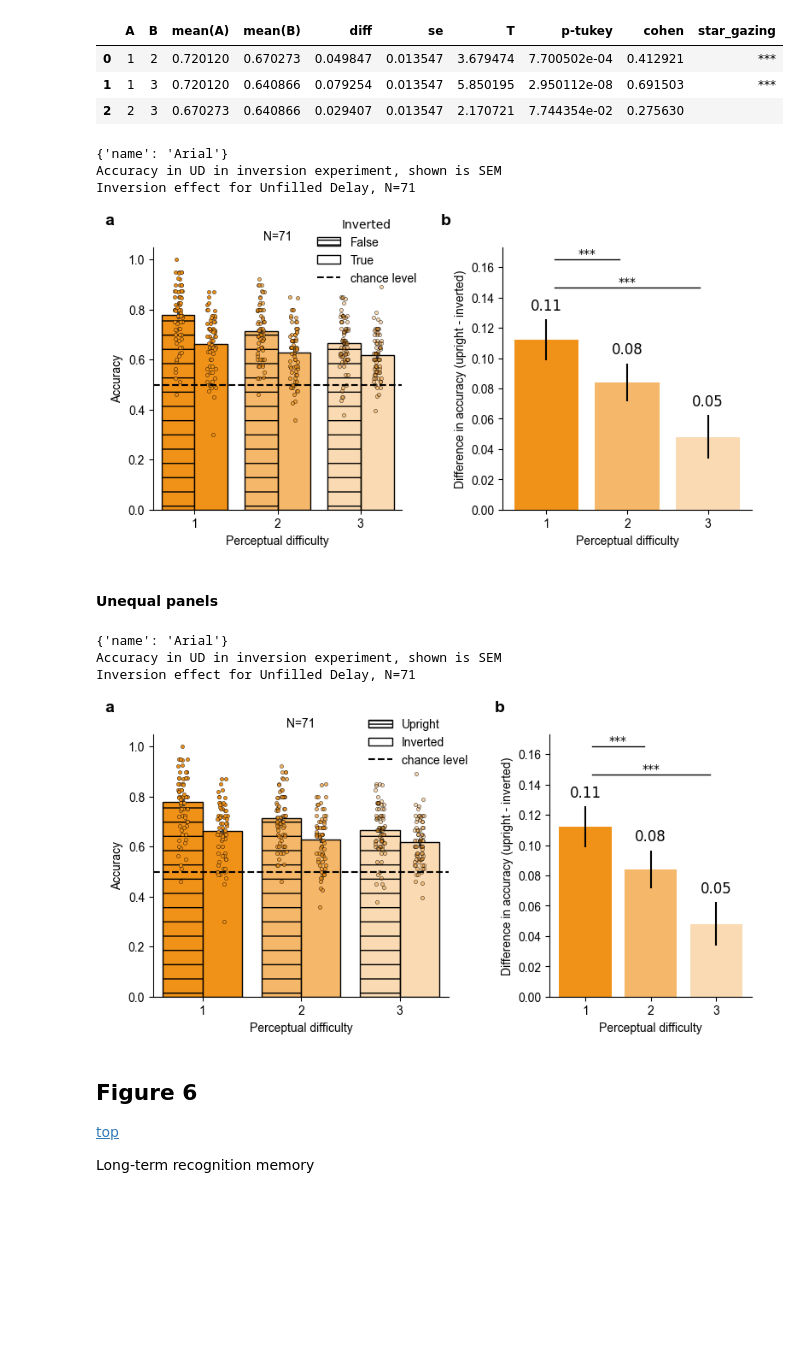
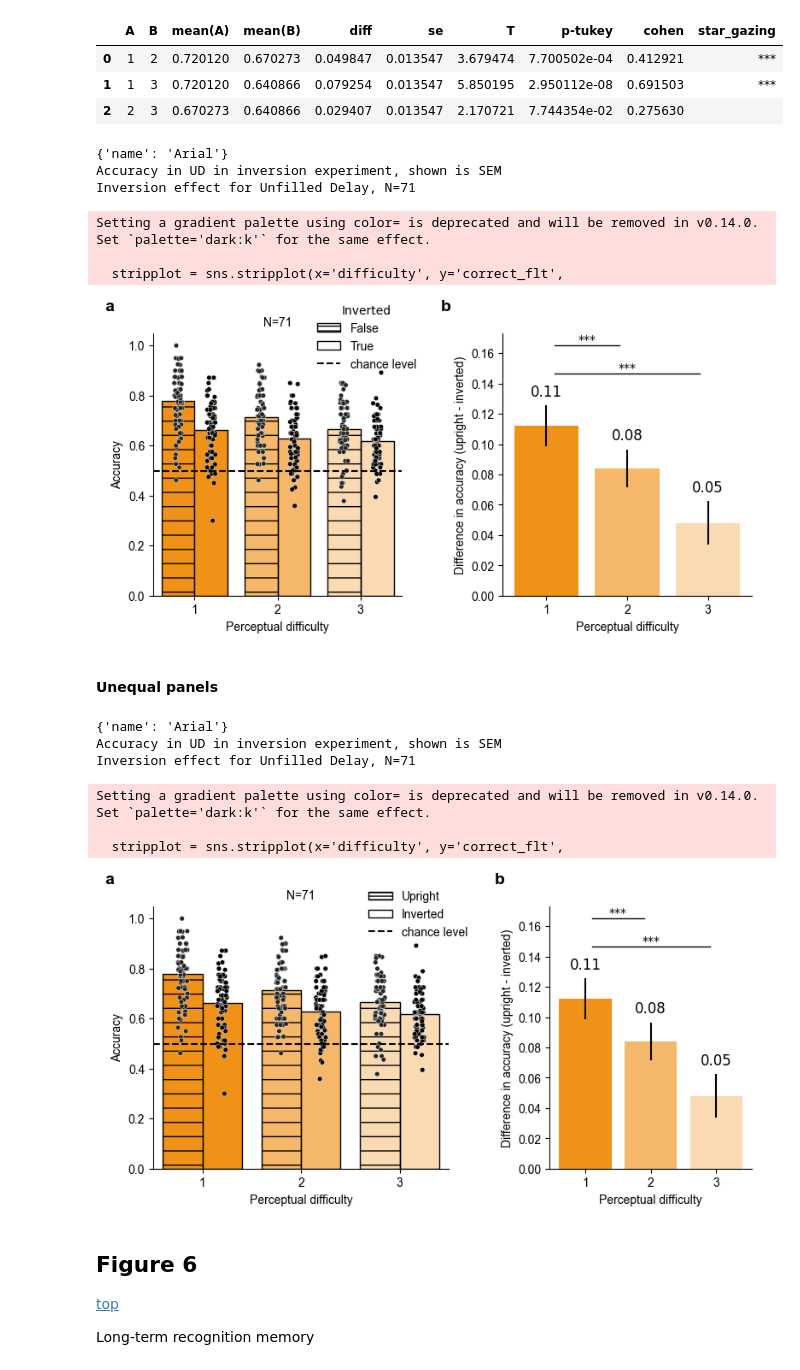
Before and after one commit to jankaWIS/FMP_paper, a Jupyter notebook: Figures/Figures_FMP_paper_2024.ipynb, the cells around one changed output. Cells and saved outputs as stored; diff of their text form; code cells hidden in the pictures; blank space fills up the shorter version.

Commit message:
Figs - change points colour to make them more visible
make them black with white edges, remove the repainting and

```diff
--- a/Figures/Figures_FMP_paper_2024.ipynb
+++ b/Figures/Figures_FMP_paper_2024.ipynb
@@ -1080,8 +1132,8 @@ bars = sns.barplot(x='difficulty', y='correct_flt', data=df_dic["dataset_5"], er
 stripplot = sns.stripplot(x='difficulty', y='correct_flt',
                           hue='inverted', dodge=True,
                           data=df_dic["dataset_5"].groupby(['userID', 'inverted', 'difficulty']).correct_flt.mean().reset_index(),
-                          edgecolor='k',
-                          ax=c.ax("acc_dataset_5"), size=3, linewidth=0.3, legend=False,
+                          edgecolor='w', color='k',
+                          ax=c.ax("acc_dataset_5"), size=4, linewidth=0.3, legend=False,
                           )
 
 ## hatching
@@ -1099,9 +1151,9 @@ c.ax("acc_dataset_5").axhline(0.5, c='k', linestyle="--", label='chance level',
 for i, bar in enumerate(bars.patches):
     bar.set_facecolor(get_flattened_palette(['delay'])[i%3])
 
-# repaint the points
-for i, point in enumerate(stripplot.collections):
-    point.set_facecolor(get_flattened_palette(['delay'])[i//2])
+# # repaint the points
+# for i, point in enumerate(stripplot.collections):
+#     point.set_facecolor(get_flattened_palette(['delay'])[i//2])
 
 
 # legend, https://stackoverflow.com/questions/53849888/make-patches-bigger-used-as-legend-inside-matplotlib
@@ -1178,7 +1230,10 @@ c.show()
 {'name': 'Arial'}
 Accuracy in UD in inversion experiment, shown is SEM
 Inversion effect for Unfilled Delay, N=71
+Setting a gradient palette using color= is deprecated and will be removed in v0.14.0. Set `palette='dark:k'` for the same effect.
+
+  stripplot = sns.stripplot(x='difficulty', y='correct_flt',
-[figure, old version]
+[figure, new version]
 # %% [markdown]
 #### Unequal panels
 # %%
@@ -1242,8 +1297,8 @@ bars = sns.barplot(x='difficulty', y='correct_flt', data=df_dic["dataset_5"], er
 stripplot = sns.stripplot(x='difficulty', y='correct_flt',
                           hue='inverted', dodge=True,
                           data=df_dic["dataset_5"].groupby(['userID', 'inverted', 'difficulty']).correct_flt.mean().reset_index(),
-                          edgecolor='k',
-                          ax=c.ax("acc_dataset_5"), size=3, linewidth=0.3, legend=False,
+                          edgecolor='w', color='k',
+                          ax=c.ax("acc_dataset_5"), size=4, linewidth=0.3, legend=False,
                           )
 
 ## hatching
@@ -1261,9 +1316,9 @@ c.ax("acc_dataset_5").axhline(0.5, c='k', linestyle="--", label='chance level',
 for i, bar in enumerate(bars.patches):
     bar.set_facecolor(get_flattened_palette(['delay'])[i%3])
 
-# repaint the points
-for i, point in enumerate(stripplot.collections):
-    point.set_facecolor(get_flattened_palette(['delay'])[i//2])
+# # repaint the points
+# for i, point in enumerate(stripplot.collections):
+#     point.set_facecolor(get_flattened_palette(['delay'])[i//2])
 
 
 # legend, https://stackoverflow.com/questions/53849888/make-patches-bigger-used-as-legend-inside-matplotlib
@@ -1313,34 +1368,37 @@ barplot_inv = c.ax("inversion_effect").bar(["1", "2", "3"],
 c.ax("inversion_effect").bar_label(barplot_inv, fmt='%0.2f', padding=5, size=12)
 
 
 c.ax("inversion_effect").set_ylabel('Difference in accuracy (upright - inverted)')
 c.ax("inversion_effect").set_xlabel('Perceptual difficulty')
 # plt.setp(c.ax("inversion_effect").get_xticklabels(), rotation=rot, horizontalalignment='right', size=10)
 
 
 ## add significance
 for idx, row in posthoc_difficulty.iterrows():
     # plot only significant
     if row['p-tukey']<0.05:
         plot_significance_pairs(row['A']-1,#np.where(c.ax(f"d_prime_{i}").get_xticklabels() == row['A'])[0],
                                 row['B']-1,
                                 row['p-tukey'], c.ax("inversion_effect"), yerr=True, dh=-0.45, barh=0, x_offset=0.1)
 
 
 for ax in c.axes.values():
     sns.despine(ax=ax)
 
 
 # c.debug_grid(Vector(0.5,0.5,"cm"))
 c.show()
 #
 c.save(os.path.join(path_figures, "Fig5", 'Figure_5.png'), dpi=300)#, bbox_inches="tight")
 c.save(os.path.join(path_figures, "Fig5", 'Figure_5.pdf'), dpi=300)#, bbox_inches="tight")
 # %% [output]
 {'name': 'Arial'}
 Accuracy in UD in inversion experiment, shown is SEM
 Inversion effect for Unfilled Delay, N=71
+Setting a gradient palette using color= is deprecated and will be removed in v0.14.0. Set `palette='dark:k'` for the same effect.
+
+  stripplot = sns.stripplot(x='difficulty', y='correct_flt',
-[figure, old version]
+[figure, new version]
 # %% [markdown]
 ## Figure 6
 [top](#top)
```
Also changed, not shown: parts of 9 cells of this notebook, 10 other files.
